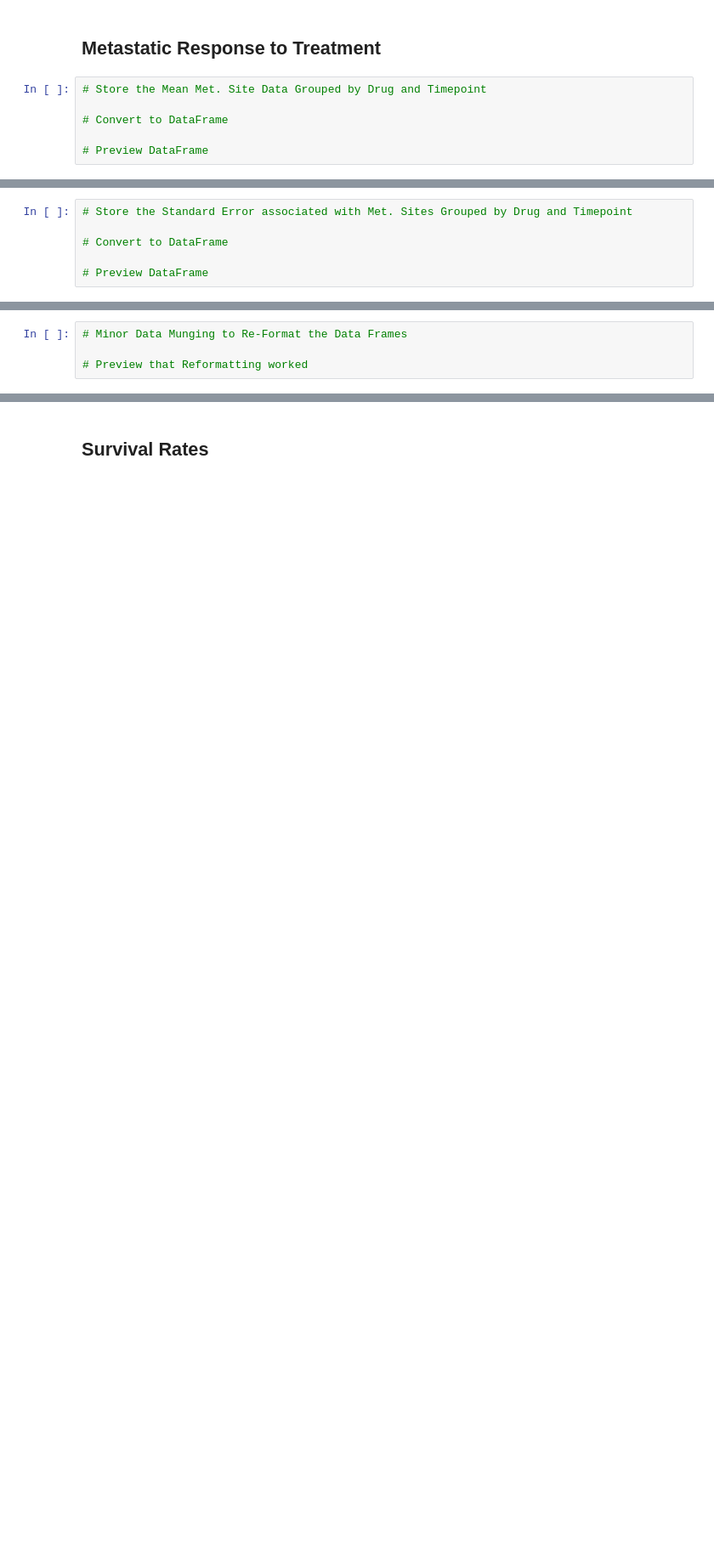
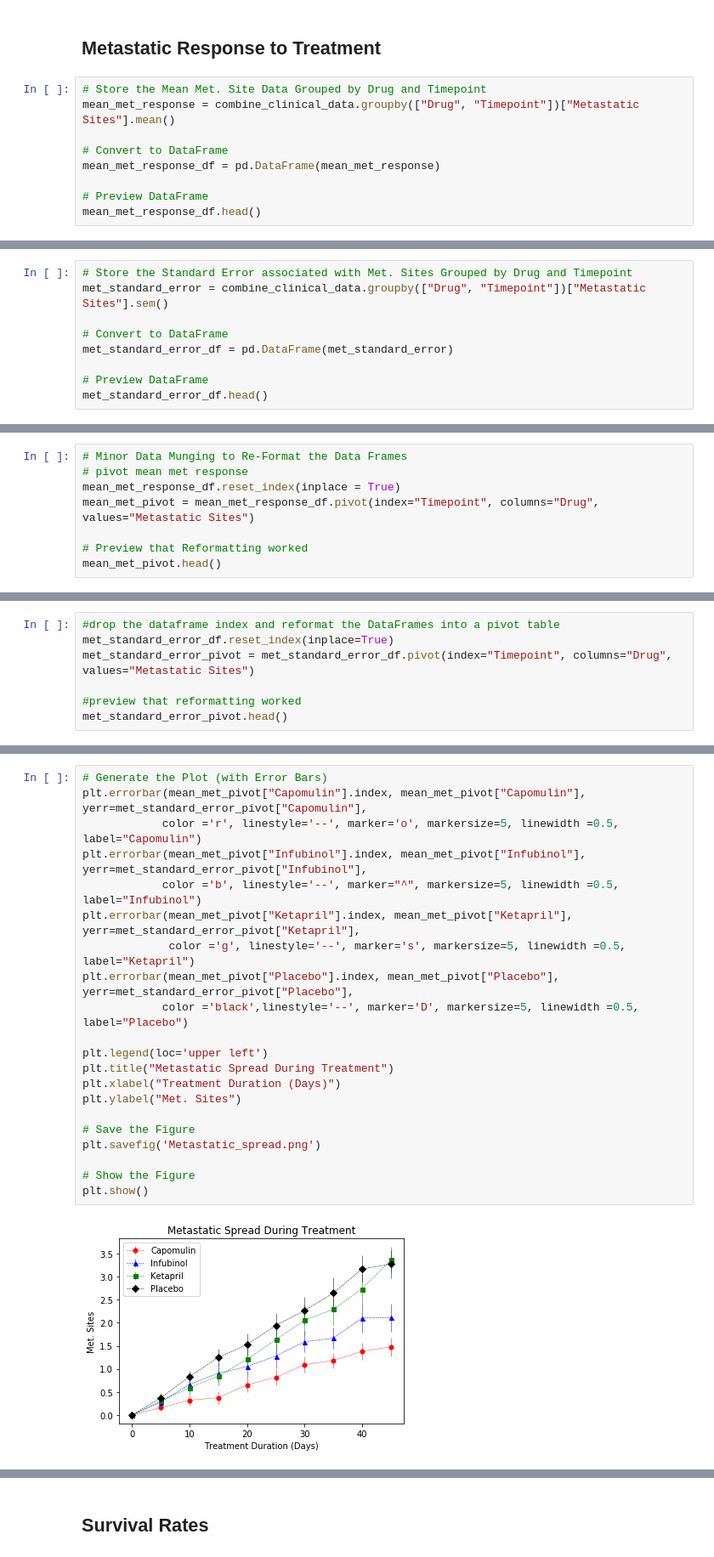
Before and after one commit to kattelya/matplotlib-challenge, a Jupyter notebook: pymaceuticals_starter.ipynb, the cells around one changed output, grey strips where cells are left out. Shown: that part at 85% size. Cells and saved outputs as stored; diff of their text form; blank space fills up the shorter version.

```diff
--- a/pymaceuticals_starter.ipynb
+++ b/pymaceuticals_starter.ipynb
@@ -125,7 +158,10 @@ plt.show()
 ## Metastatic Response to Treatment
 # %%
 # Store the Mean Met. Site Data Grouped by Drug and Timepoint
+mean_met_response = combine_clinical_data.groupby(["Drug", "Timepoint"])["Metastatic Sites"].mean()
 
 # Convert to DataFrame
+mean_met_response_df = pd.DataFrame(mean_met_response)
 
 # Preview DataFrame
+mean_met_response_df.head()
@@ -132,6 +176,9 @@ plt.show()
 # %%
 # Store the Standard Error associated with Met. Sites Grouped by Drug and Timepoint
+met_standard_error = combine_clinical_data.groupby(["Drug", "Timepoint"])["Metastatic Sites"].sem()
 
 # Convert to DataFrame
+met_standard_error_df = pd.DataFrame(met_standard_error)
 
 # Preview DataFrame
+met_standard_error_df.head()
@@ -138,4 +193,8 @@ plt.show()
 # %%
 # Minor Data Munging to Re-Format the Data Frames
+# pivot mean met response
+mean_met_response_df.reset_index(inplace = True)
+mean_met_pivot = mean_met_response_df.pivot(index="Timepoint", columns="Drug", values="Metastatic Sites")
 
 # Preview that Reformatting worked
+mean_met_pivot.head()
@@ -147,0 +209,7 @@ plt.show()
+# %%
+#drop the dataframe index and reformat the DataFrames into a pivot table
+met_standard_error_df.reset_index(inplace=True)
+met_standard_error_pivot = met_standard_error_df.pivot(index="Timepoint", columns="Drug", values="Metastatic Sites")
+
+#preview that reformatting worked
+met_standard_error_pivot.head()
@@ -148,3 +224,26 @@ plt.show()
+# %%
+# Generate the Plot (with Error Bars)
+plt.errorbar(mean_met_pivot["Capomulin"].index, mean_met_pivot["Capomulin"], yerr=met_standard_error_pivot["Capomulin"],
+            color ='r', linestyle='--', marker='o', markersize=5, linewidth =0.5, label="Capomulin")
+plt.errorbar(mean_met_pivot["Infubinol"].index, mean_met_pivot["Infubinol"], yerr=met_standard_error_pivot["Infubinol"],
+            color ='b', linestyle='--', marker="^", markersize=5, linewidth =0.5, label="Infubinol")
+plt.errorbar(mean_met_pivot["Ketapril"].index, mean_met_pivot["Ketapril"], yerr=met_standard_error_pivot["Ketapril"],
+             color ='g', linestyle='--', marker='s', markersize=5, linewidth =0.5, label="Ketapril")
+plt.errorbar(mean_met_pivot["Placebo"].index, mean_met_pivot["Placebo"], yerr=met_standard_error_pivot["Placebo"],
+            color ='black',linestyle='--', marker='D', markersize=5, linewidth =0.5, label="Placebo")
+
+plt.legend(loc='upper left')
+plt.title("Metastatic Spread During Treatment")
+plt.xlabel("Treatment Duration (Days)")
+plt.ylabel("Met. Sites")
+
+# Save the Figure
+plt.savefig('Metastatic_spread.png')
+
+# Show the Figure
+plt.show()
+# %% [output]
+[figure, added]
 # %% [markdown]
 ![Metastatic Spread During Treatment](../Images/spread.png)
 # %% [markdown]
```
Also changed, not shown: parts of 23 cells of this notebook.
